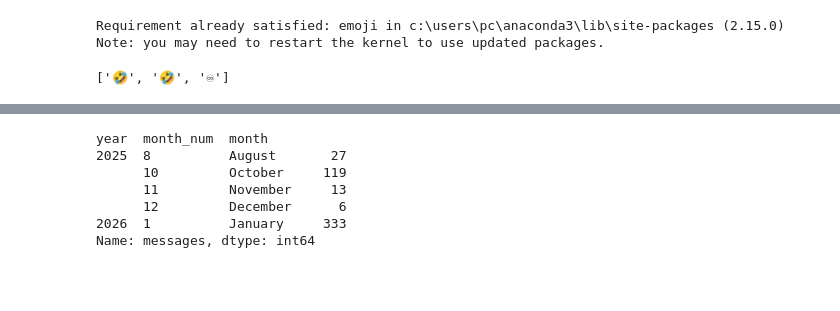
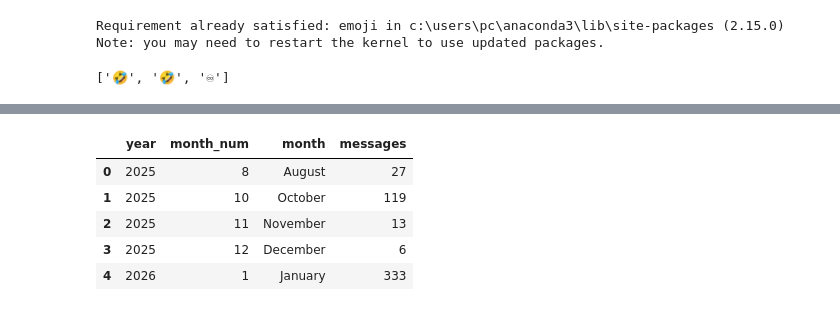
Before and after one commit to subal43/DS-WhatsApp-Chat-Analyzer, a Jupyter notebook: main.ipynb, the cells around one changed output, grey strips where cells are left out. Cells and saved outputs as stored; diff of their text form; code cells hidden in the pictures; blank space fills up the shorter version.

```diff
--- a/main.ipynb
+++ b/main.ipynb
@@ -204,10 +200,11 @@ df.sample(5)
 # %%
-df.groupby(["year","month_num","month"]).count()["messages"]
+timeline = df.groupby(["year","month_num","month"]).count()["messages"].reset_index()
-# %% [output]
-year  month_num  month
-2025  8          August       27
-      10         October     119
-      11         November     13
-      12         December      6
-2026  1          January     333
-Name: messages, dtype: int64
+# %%
+timeline
+# %% [output]
+|  | year | month_num | month | messages |
+| 0 | 2025 | 8 | August | 27 |
+| 1 | 2025 | 10 | October | 119 |
+| 2 | 2025 | 11 | November | 13 |
+| 3 | 2025 | 12 | December | 6 |
+| 4 | 2026 | 1 | January | 333 |
```
Also changed, not shown: parts of 7 cells of this notebook.
